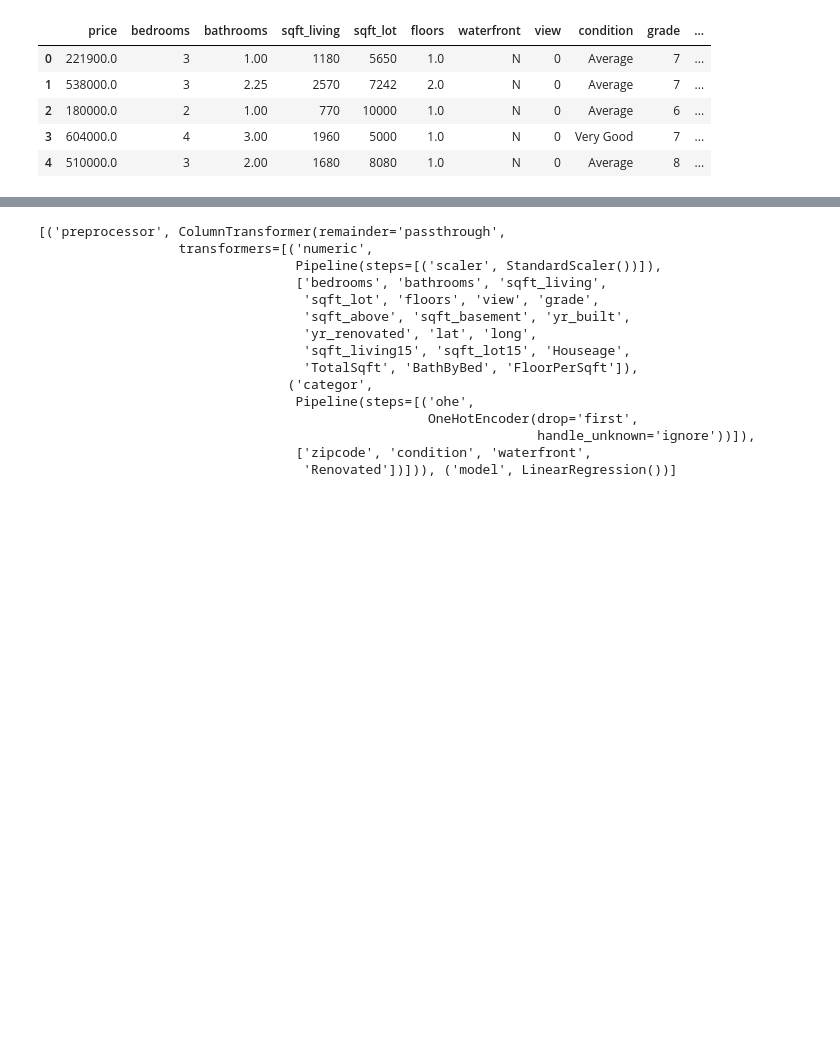
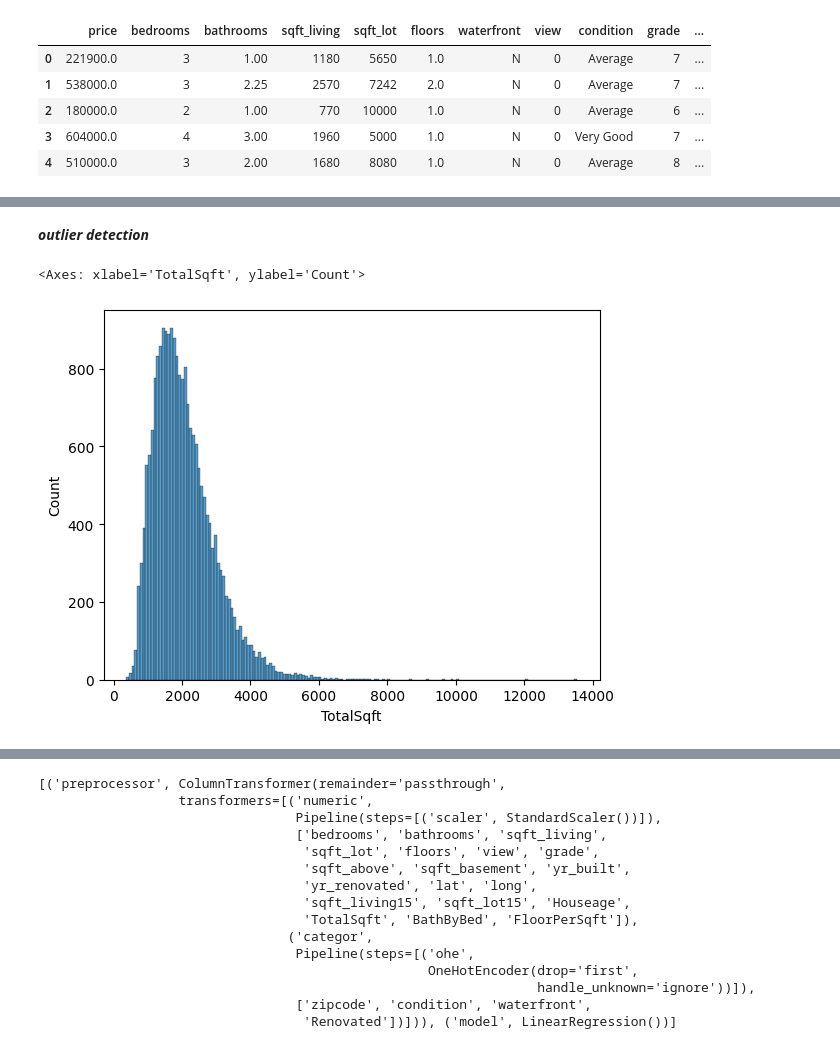
Before and after one commit to Gagan021-5/Jupyter-Notebook, a Jupyter notebook: housepricepred.ipynb, the cells around one changed output, grey strips where cells are left out. Saved outputs shown, nothing was run; the diff lists cells and outputs as text; code cells hidden in the pictures; blank space fills up the shorter version.

```diff
--- a/housepricepred.ipynb
+++ b/housepricepred.ipynb
@@ -80,6 +83,9 @@ df.head()
 | 2 | 180000.0 | 2 | 1.00 | 770 | 10000 | 1.0 | N | 0 | Average | 6 | ... |
 | 3 | 604000.0 | 4 | 3.00 | 1960 | 5000 | 1.0 | N | 0 | Very Good | 7 | ... |
 | 4 | 510000.0 | 3 | 2.00 | 1680 | 8080 | 1.0 | N | 0 | Average | 8 | ... |
+# %%
+df = df[df['bedrooms'] > 0].reset_index(drop=True)
+df['bathrooms'] =df['bathrooms'].fillna(df['bathrooms'].median())
 # %%
 df['Houseage'] = 2025 - df['yr_built']
 df['TotalSqft'] = df['sqft_above' ] + df['sqft_basement']
@@ -88,0 +107,7 @@ df['FloorPerSqft'] = df['sqft_living'] /df['floors']
+# %% [markdown]
+***outlier detection***
+# %%
+sb.histplot(df['TotalSqft'])
+# %% [output]
+<Axes: xlabel='TotalSqft', ylabel='Count'>
+[figure, added]
```
Also changed, not shown: parts of 13 cells of this notebook, 3 other files.
